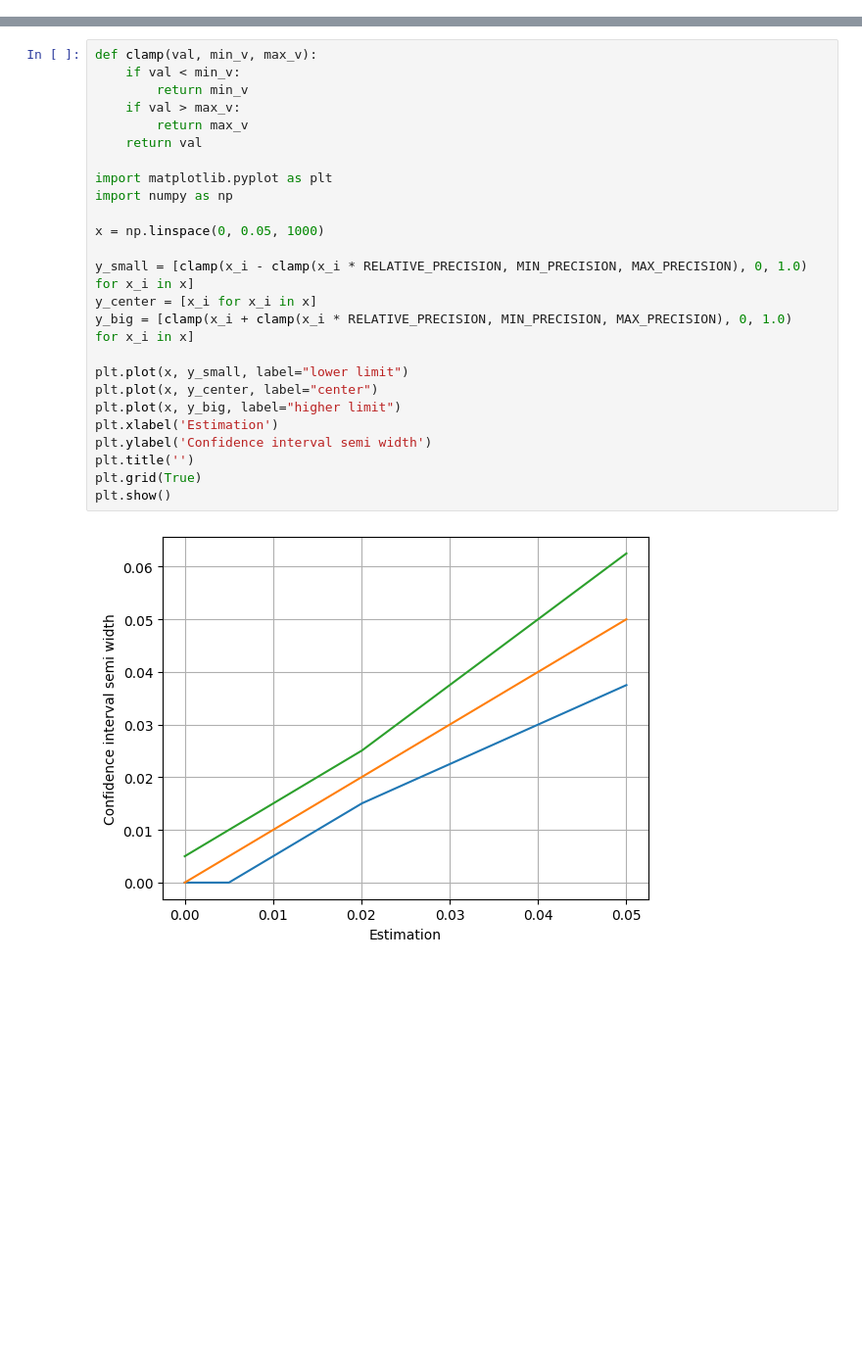
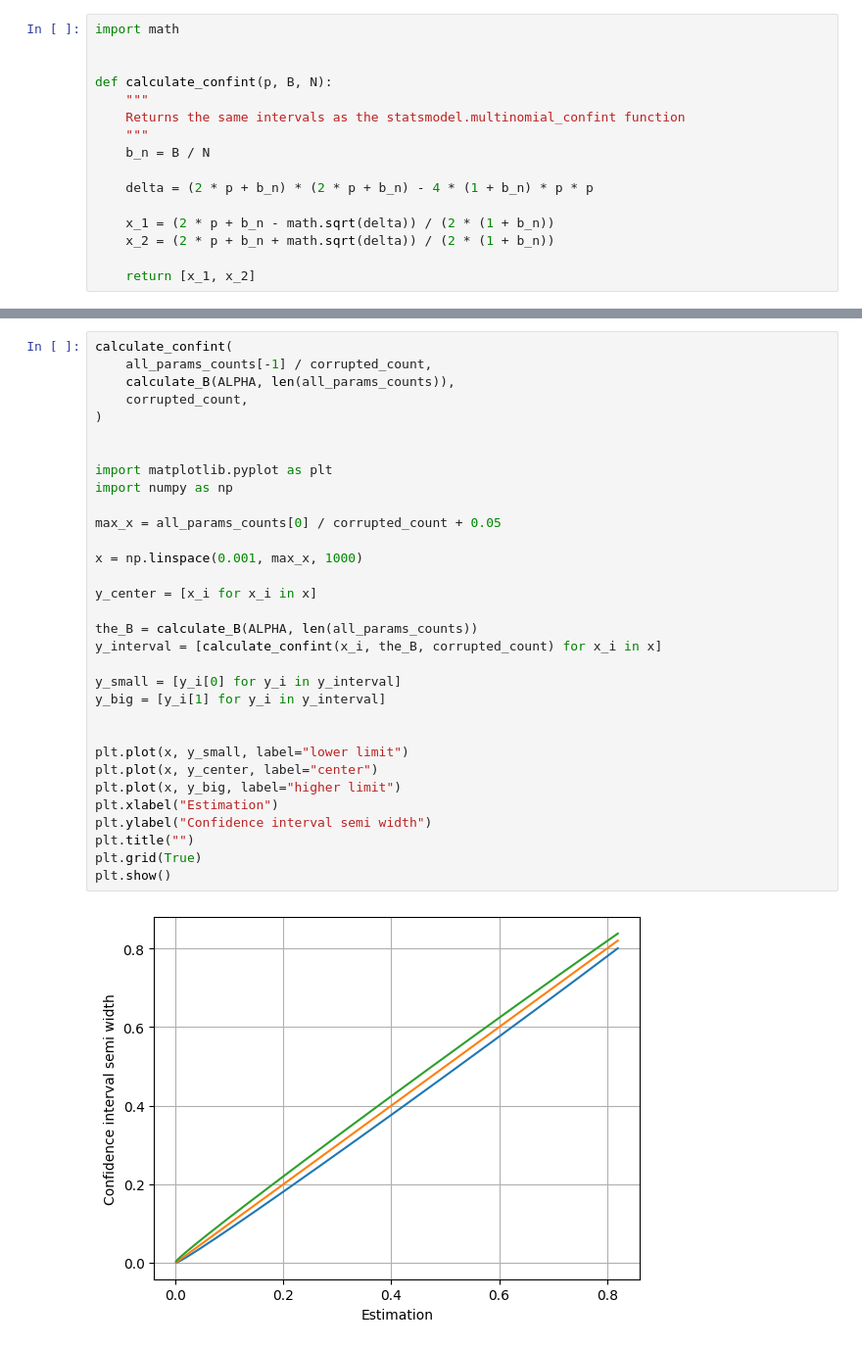
Before and after one commit to D4De/cnn-error-classifier, a Jupyter notebook: stats.ipynb, the cells around one changed output, grey strips where cells are left out. Shown at 98% size. Drawn from its saved outputs; the diff is of its cells as text; blank space fills up the shorter version.

```diff
--- a/stats.ipynb
+++ b/stats.ipynb
@@ -11,0 +26,16 @@ MAX_PRECISION = 0.05
+# %%
+import math
+
+
+def calculate_confint(p, B, N):
+    """
+    Returns the same intervals as the statsmodel.multinomial_confint function
+    """
+    b_n = B / N
+
+    delta = (2 * p + b_n) * (2 * p + b_n) - 4 * (1 + b_n) * p * p
+
+    x_1 = (2 * p + b_n - math.sqrt(delta)) / (2 * (1 + b_n))
+    x_2 = (2 * p + b_n + math.sqrt(delta)) / (2 * (1 + b_n))
+
+    return [x_1, x_2]
@@ -12,27 +147,34 @@ MAX_PRECISION = 0.05
 # %%
-def clamp(val, min_v, max_v):
-    if val < min_v:
-        return min_v
-    if val > max_v:
-        return max_v
-    return val
+calculate_confint(
+    all_params_counts[-1] / corrupted_count,
+    calculate_B(ALPHA, len(all_params_counts)),
+    corrupted_count,
+)
+
 
 import matplotlib.pyplot as plt
 import numpy as np
 
-x = np.linspace(0, 0.05, 1000)
+max_x = all_params_counts[0] / corrupted_count + 0.05
 
-y_small = [clamp(x_i - clamp(x_i * RELATIVE_PRECISION, MIN_PRECISION, MAX_PRECISION), 0, 1.0)  for x_i in x]
+x = np.linspace(0.001, max_x, 1000)
+
 y_center = [x_i for x_i in x]
-y_big = [clamp(x_i + clamp(x_i * RELATIVE_PRECISION, MIN_PRECISION, MAX_PRECISION), 0, 1.0)  for x_i in x]
+
+the_B = calculate_B(ALPHA, len(all_params_counts))
+y_interval = [calculate_confint(x_i, the_B, corrupted_count) for x_i in x]
+
+y_small = [y_i[0] for y_i in y_interval]
+y_big = [y_i[1] for y_i in y_interval]
+
 
 plt.plot(x, y_small, label="lower limit")
 plt.plot(x, y_center, label="center")
 plt.plot(x, y_big, label="higher limit")
-plt.xlabel('Estimation')
-plt.ylabel('Confidence interval semi width')
-plt.title('')
+plt.xlabel("Estimation")
+plt.ylabel("Confidence interval semi width")
+plt.title("")
 plt.grid(True)
 plt.show()
 # %% [output]
-[figure, old version]
+[figure, new version]
```
Also changed, not shown: parts of 15 cells of this notebook, 4 other files.
